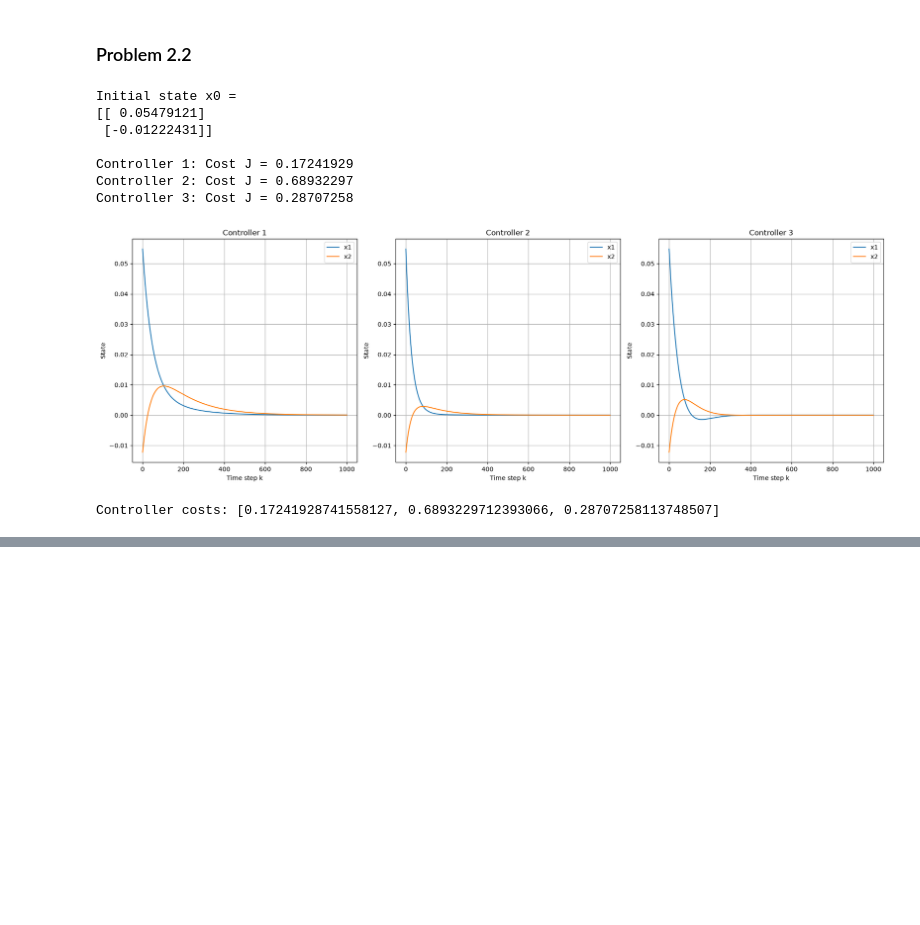
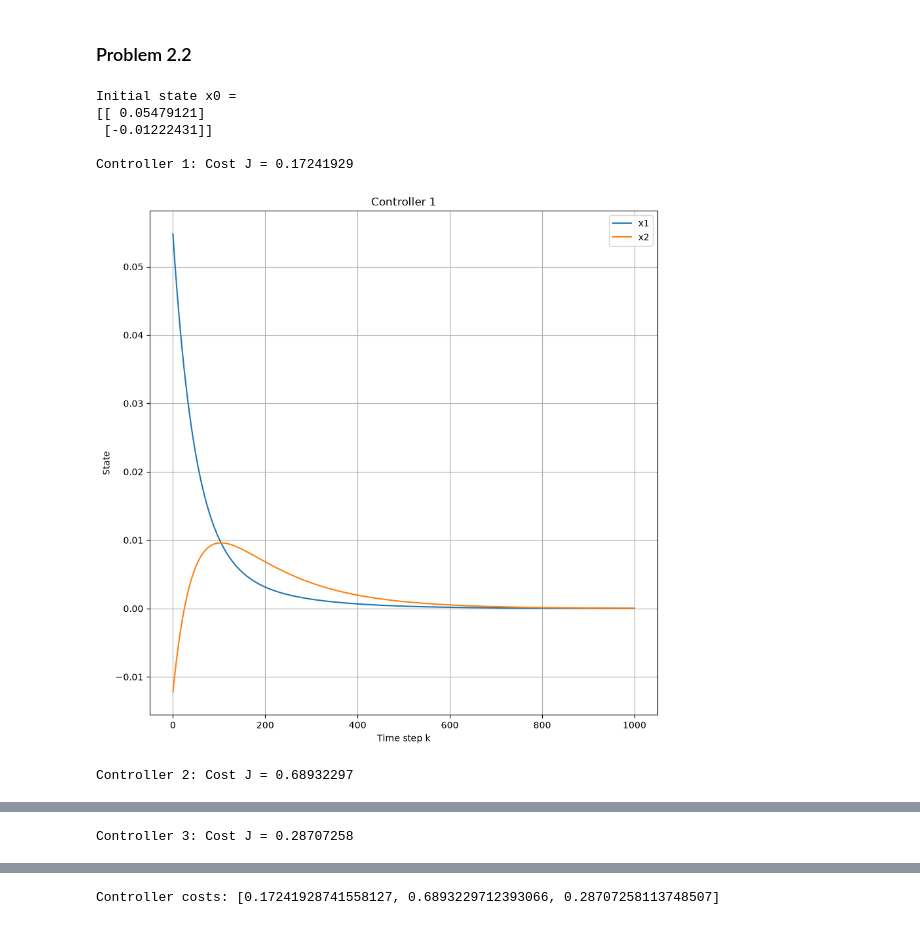
Before and after one commit to sifatMoonjerin/CS-591-Trustworthy-Autonomy, a Jupyter notebook: assignment_3/assignment_3.ipynb, the cells around one changed output, grey strips where cells are left out. Cells and saved outputs as stored; diff of their text form; code cells hidden in the pictures; blank space fills up the shorter version.

```diff
--- a/assignment_3/assignment_3.ipynb
+++ b/assignment_3/assignment_3.ipynb
@@ -78,6 +78,7 @@ Q_1 = np.array([[10, 0], [0, 1]])
 Q_2 = np.array([[1, 0], [0, 20]])
 
 Q_list = [Q_0, Q_1, Q_2]
+K_list = []
 
 R = np.array([[1]])
 # %%
@@ -119,14 +118,12 @@ x_initial = np.array([
     [-0.1, 0.1]
 ])
 # %%
-fig, axes = plt.subplots(1, 3, figsize=(18, 6))
+T = 20
 
 colors = plt.cm.viridis(np.linspace(0, 1, T + 1))
 
-for i, Q in enumerate(Q_list):
-    K_dlqr, _, _ = ct.dlqr(Ad, Bd, Q, R)
-    K = -K_dlqr
-
+for i, K in enumerate(K_list):
+    fig, ax = plt.subplots(figsize=(10, 10))
     x_vertices = np.zeros((T + 1, 4, 2))
 
     x_vertices[0] = np.array([
@@ -140,7 +137,7 @@ for i, Q in enumerate(Q_list):
         for v in range(4):
             x_vertices[t, v] = Ad @ x_vertices[t - 1, v] + Bd @ (K @ x_vertices[t - 1, v])
 
-    ax = axes[i]
+
 
     for t in range(T + 1):
         polygon = patches.Polygon(
@@ -158,8 +155,8 @@ for i, Q in enumerate(Q_list):
     x_min, x_max = x_values.min(), x_values.max()
     y_min, y_max = y_values.min(), y_values.max()
 
-    ax.set_xlim(x_min - 0.15, x_max + 0.15)
-    ax.set_ylim(y_min - 0.15, y_max + 0.15)
+    ax.set_xlim(x_min - 0.1, x_max + 0.1)
+    ax.set_ylim(y_min - 0.1, y_max + 0.1)
 
     ax.set_title(f"Reachable Sets: Controller {i + 1}")
     ax.set_xlabel("State x1")
@@ -167,6 +164,5 @@ for i, Q in enumerate(Q_list):
     ax.legend()
     ax.grid(True)
 
-
-plt.show()
+    plt.show()
 # %% [output]
@@ -174,27 +172,23 @@ plt.show()
 # %% [markdown]
 ### Problem 2.2
 # %%
+T = 1000
 trajectories = []
 controller_costs = []
-
-fig, axes = plt.subplots(1, 3, figsize=(18, 6))
 
 rng = np.random.default_rng(seed=42)
 x0 = rng.uniform(x_initial[:, 0], x_initial[:, 1]).reshape(2, 1)
 
 print(f"Initial state x0 =\n{x0}\n")
 
-T = 1000
 
-for i, Q in enumerate(Q_list):
-    K_dlqr, _, _ = ct.dlqr(Ad, Bd, Q, R)
 
-    K = -K_dlqr
+
+for i, (Q, K) in enumerate(zip(Q_list, K_list)):
+    fig, ax = plt.subplots(figsize=(10, 10))
 
     x_trajectory = np.zeros((T + 1, 2, 1))
     u_trajectory = np.zeros((T, 1, 1))
-
-
 
     x_trajectory[0] = x0
     J = 0
@@ -205,43 +199,40 @@ for i, Q in enumerate(Q_list):
 
         u_trajectory[k] = u_k
 
         x_trajectory[k + 1] = Ad @ x_k + Bd @ u_k
 
         cur_cost = x_k.T @ Q @ x_k + u_k.T @ R @ u_k
         J += cur_cost.item()
 
     trajectories.append((x_trajectory))
     controller_costs.append(J)
 
-    axes[i].plot(
+    ax.plot(
         range(T + 1),
         x_trajectory[:, 0, 0],
         label="x1"
     )
-    axes[i].plot(
+    ax.plot(
         range(T + 1),
         x_trajectory[:, 1, 0],
         label="x2"
     )
-    axes[i].set_title(f"Controller {i + 1}")
-    axes[i].set_xlabel("Time step k")
-    axes[i].set_ylabel("State")
-    axes[i].grid(True)
-    axes[i].legend()
+    ax.set_title(f"Controller {i + 1}")
+    ax.set_xlabel("Time step k")
+    ax.set_ylabel("State")
+    ax.grid(True)
+    ax.legend()
 
     print(f"Controller {i + 1}: Cost J = {J:.8f}")
 
-plt.tight_layout()
-plt.show()
+    plt.show()
 
 print("Controller costs:", controller_costs)
 # %% [output]
 Initial state x0 =
 [[ 0.05479121]
  [-0.01222431]]
 
 Controller 1: Cost J = 0.17241929
-Controller 2: Cost J = 0.68932297
-Controller 3: Cost J = 0.28707258
-[figure, old version]
+[figure, new version]
-Controller costs: [0.17241928741558127, 0.6893229712393066, 0.28707258113748507]
+Controller 2: Cost J = 0.68932297
@@ -247,0 +240 @@ Controller costs: [0.17241928741558127, 0.6893229712393066, 0.28707258113748507]
+Controller 3: Cost J = 0.28707258
@@ -247,0 +242 @@ Controller costs: [0.17241928741558127, 0.6893229712393066, 0.28707258113748507]
+Controller costs: [0.17241928741558127, 0.6893229712393066, 0.28707258113748507]
```
Also changed, not shown: parts of 4 cells of this notebook.
